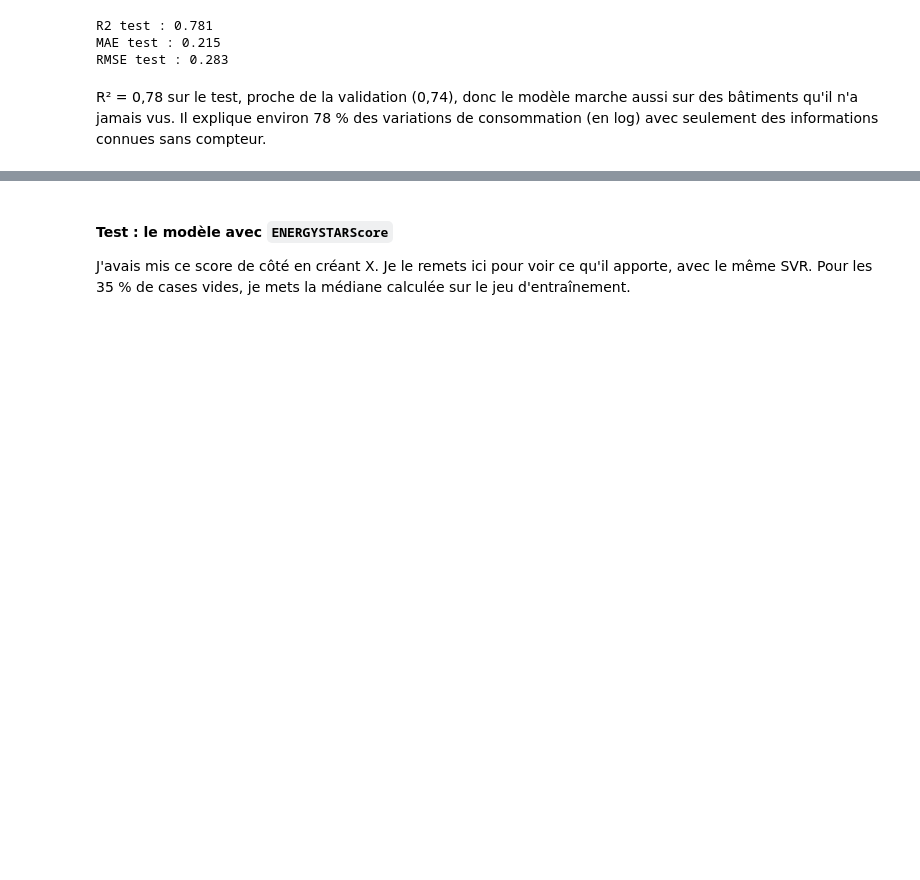
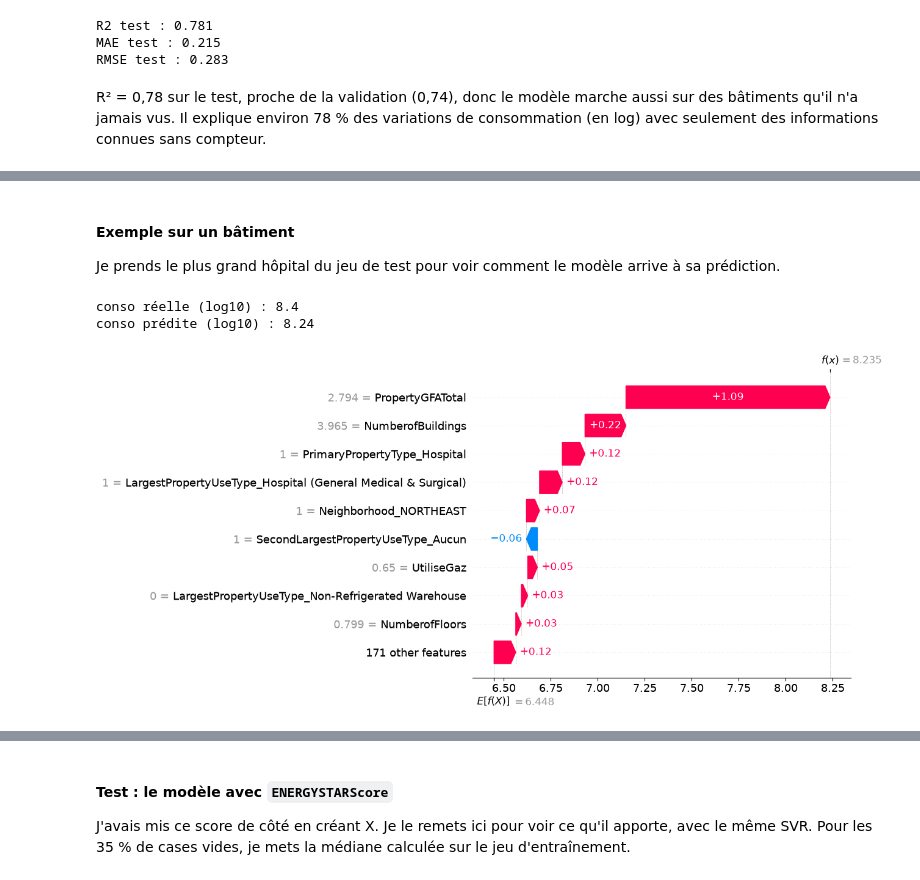
Before and after one commit to pierre-angelo-commits/p3-consommation-batiments-seattle, a Jupyter notebook: 02_modelisation.ipynb, the cells around one changed output, grey strips where cells are left out. Saved outputs shown, nothing was run; the diff lists cells and outputs as text; code cells hidden in the pictures; blank space fills up the shorter version.

```diff
--- a/02_modelisation.ipynb
+++ b/02_modelisation.ipynb
@@ -237,0 +250,17 @@ En résumé, pour prédire la consommation d'un bâtiment non résidentiel à Se
+# %% [markdown]
+#### Exemple sur un bâtiment
+
+Je prends le plus grand hôpital du jeu de test pour voir comment le modèle arrive à sa prédiction.
+# %%
+hopitaux = X_test[X_test["PrimaryPropertyType"] == "Hospital"]
+hopital = hopitaux["PropertyGFATotal"].idxmax()
+
+shap_hopital = explainer(X_test_t.loc[[hopital]].values, silent=True)
+print("conso réelle (log10) :", round(y_test[hopital], 2))
+print("conso prédite (log10) :", round(meilleur.predict(X_test.loc[[hopital]])[0], 2))
+
+shap.plots.waterfall(shap_hopital[0], max_display=10)
+# %% [output]
+conso réelle (log10) : 8.4
+conso prédite (log10) : 8.24
+[figure, added]
```
Also changed, not shown: parts of 30 cells of this notebook, 2 other files.
